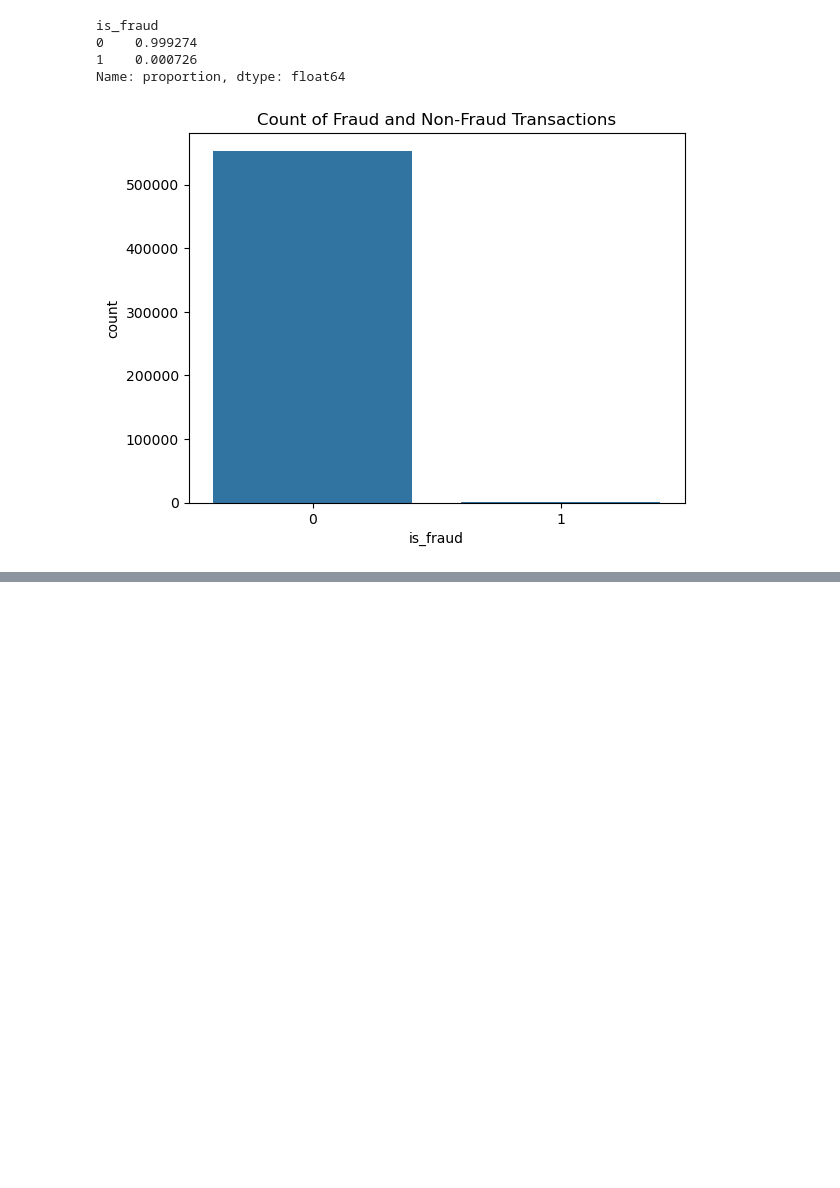
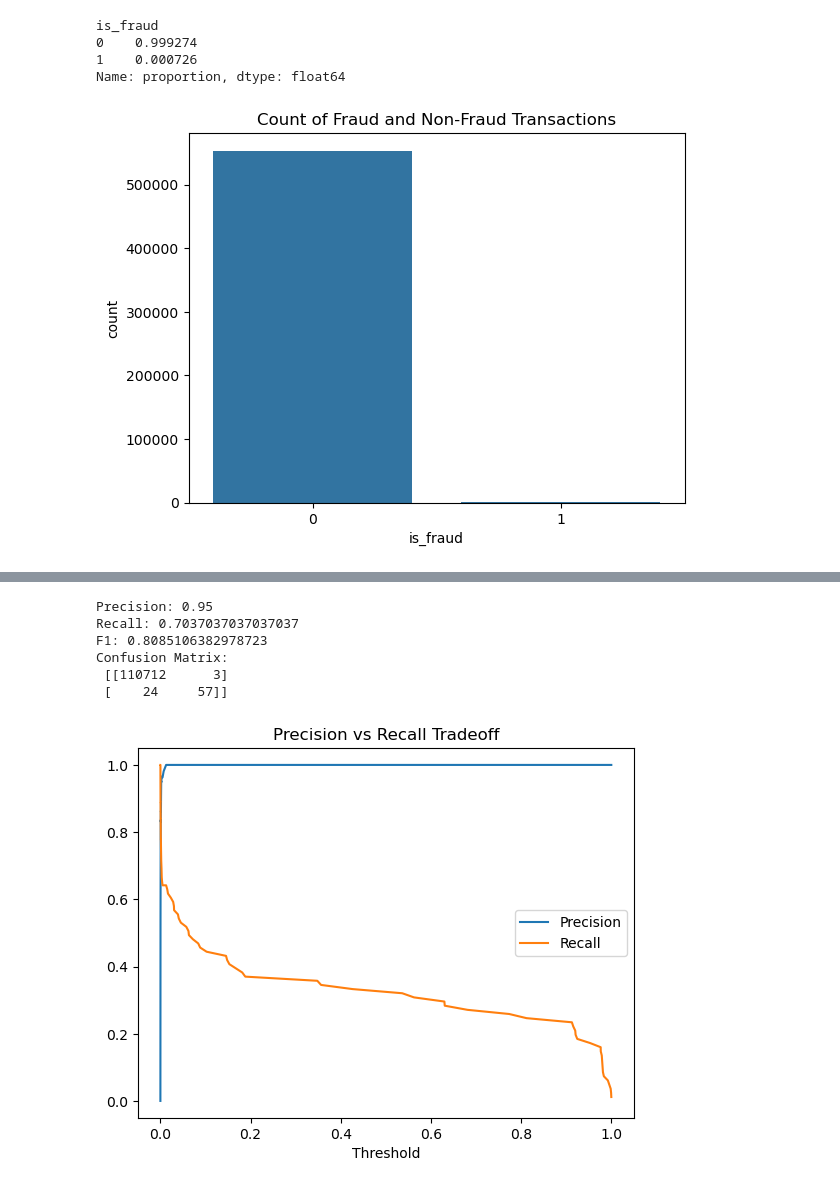
Before and after one commit to abhikdas98/credit-card-fraud-detection, a Jupyter notebook: notebooks/model_training.ipynb, the cells around one changed output, grey strips where cells are left out. Drawn from its saved outputs; the diff is of its cells as text; code cells hidden in the pictures; blank space fills up the shorter version.

```diff
--- a/notebooks/model_training.ipynb
+++ b/notebooks/model_training.ipynb
@@ -148,0 +298,10 @@ df['day_of_week'] = df['trans_date_trans_time'].dt.dayofweek
+# %%
+# Separate features and target variable
+X_train = train.drop(columns=['is_fraud', 'trans_date_trans_time', 'dob'])
+y_train = train['is_fraud']
+
+X_test = test.drop(columns=['is_fraud', 'trans_date_trans_time', 'dob'])
+y_test = test['is_fraud']
+# %%
+# Handle class imbalance using scale_pos_weight for XGBoost
+scale_pos_weight = y_train.value_counts()[0] / y_train.value_counts()[1]
@@ -148,0 +377,5 @@ df['day_of_week'] = df['trans_date_trans_time'].dt.dayofweek
+# %%
+#Get best model
+best_model = random_search.best_estimator_
+
+print("Best Params:", random_search.best_params_)
@@ -148,0 +384,3 @@ df['day_of_week'] = df['trans_date_trans_time'].dt.dayofweek
+# %%
+#Evaluate Best Model
+y_prob = best_model.predict_proba(X_test)[:, 1]
@@ -148,0 +461,34 @@ df['day_of_week'] = df['trans_date_trans_time'].dt.dayofweek
+# %%
+best_t = 0.00202020202020202
+
+y_pred = (y_prob >= best_t).astype(int)
+
+from sklearn.metrics import precision_score, recall_score, f1_score, confusion_matrix
+
+print("Precision:", precision_score(y_test, y_pred))
+print("Recall:", recall_score(y_test, y_pred))
+print("F1:", f1_score(y_test, y_pred))
+print("Confusion Matrix:\n", confusion_matrix(y_test, y_pred))
+# %% [output]
+Precision: 0.95
+Recall: 0.7037037037037037
+F1: 0.8085106382978723
+Confusion Matrix:
+ [[110712      3]
+ [    24     57]]
+# %%
+#Plot Precision-Recall Curve
+from sklearn.metrics import precision_recall_curve
+
+precision, recall, thresholds = precision_recall_curve(y_test, y_prob)
+
+import matplotlib.pyplot as plt
+
+plt.plot(thresholds, precision[:-1], label='Precision')
+plt.plot(thresholds, recall[:-1], label='Recall')
+plt.xlabel("Threshold")
+plt.legend()
+plt.title("Precision vs Recall Tradeoff")
+plt.show()
+# %% [output]
+[figure, added]
```
Also changed, not shown: parts of 31 cells of this notebook, 25 other files.
